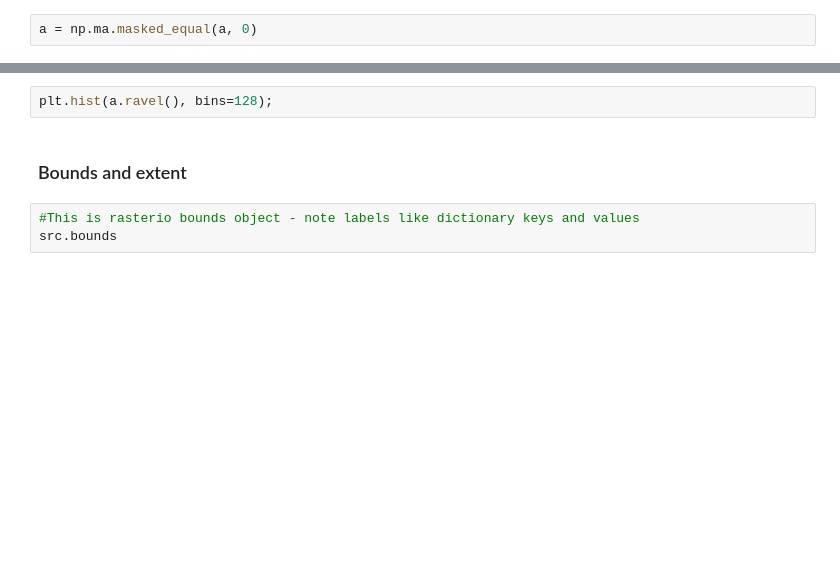
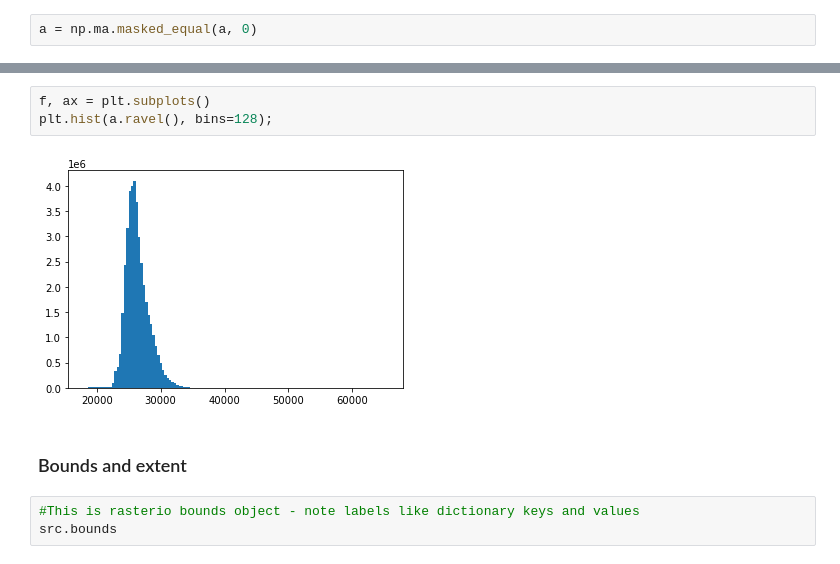
Before and after one commit to UW-GDA/jupyterbook, a Jupyter notebook: book/modules/05_Raster1_GDAL_rasterio_LS8/05_Raster1_GDAL_rasterio_Demo.ipynb, the cells around one changed output, grey strips where cells are left out. Cells and saved outputs as stored; diff of their text form; blank space fills up the shorter version.

```diff
--- a/book/modules/05_Raster1_GDAL_rasterio_LS8/05_Raster1_GDAL_rasterio_Demo.ipynb
+++ b/book/modules/05_Raster1_GDAL_rasterio_LS8/05_Raster1_GDAL_rasterio_Demo.ipynb
@@ -243,5 +392,8 @@ plt.imshow(a);
 # %%
+f, ax = plt.subplots()
 plt.hist(a.ravel(), bins=128);
+# %% [output]
+[figure, added]
 # %% [markdown]
 ### Bounds and extent
 # %%
```
Also changed, not shown: parts of 66 cells of this notebook, 2 other files.
